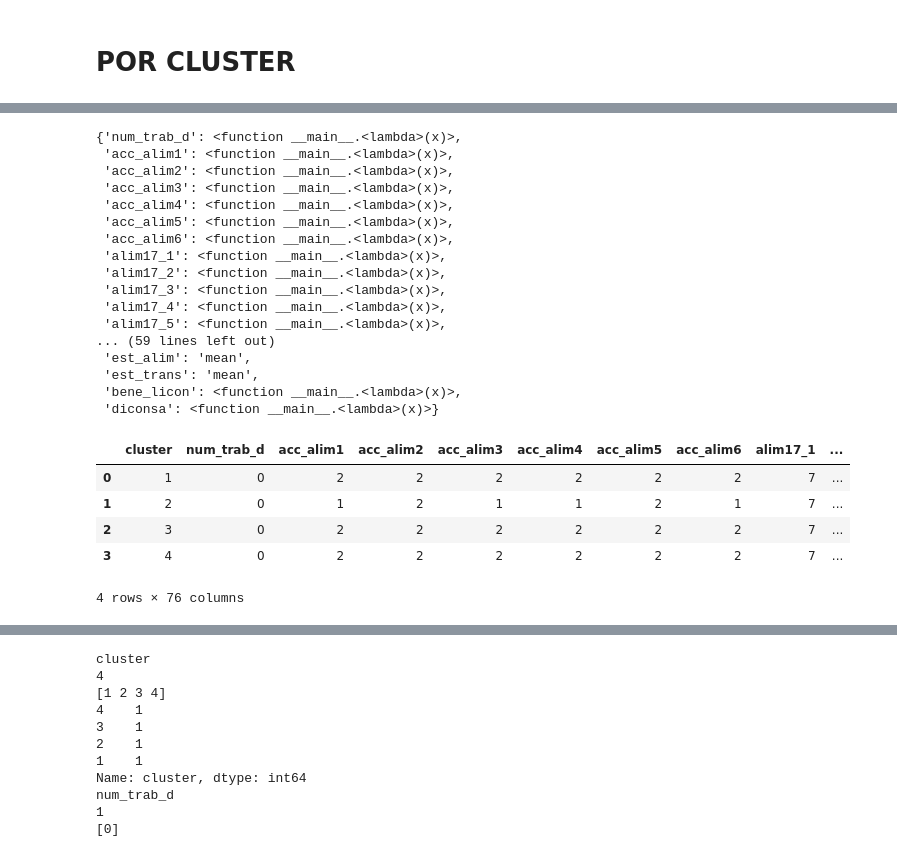
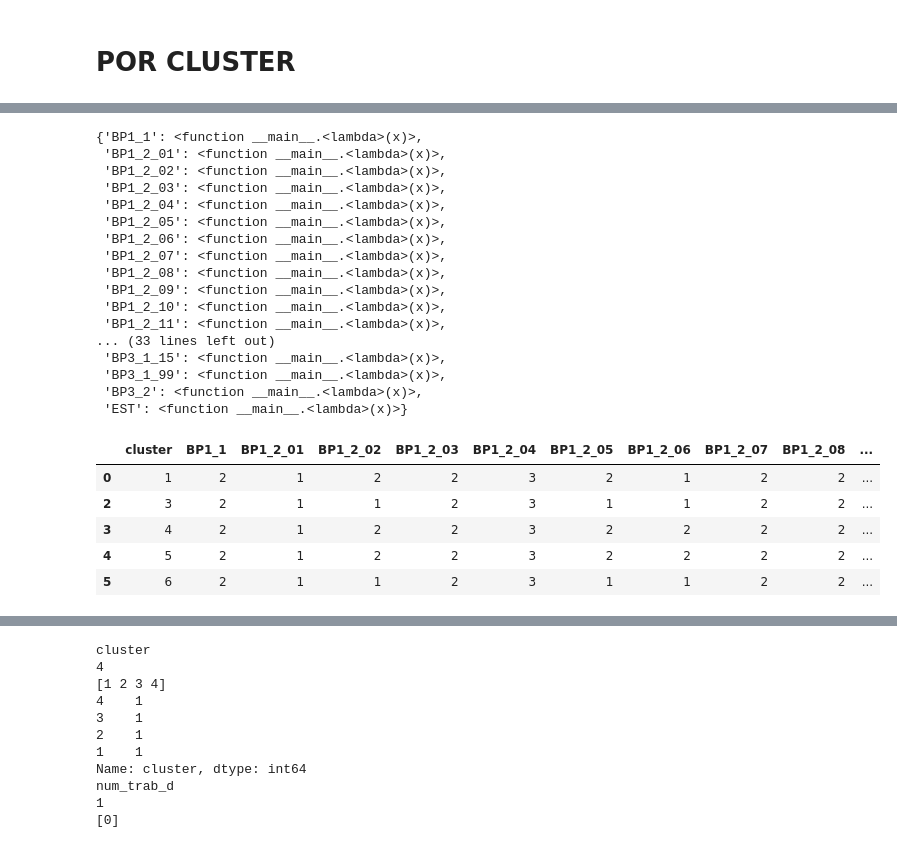
Before and after one commit to JacoboGGLeon/final, a Jupyter notebook: processing/inegi/localidad/ensu/integration_cluster.ipynb, the cells around one changed output, grey strips where cells are left out. Cells and saved outputs as stored; diff of their text form; code cells hidden in the pictures.

```diff
--- a/processing/inegi/localidad/ensu/integration_cluster.ipynb
+++ b/processing/inegi/localidad/ensu/integration_cluster.ipynb
@@ -200,3 +176,7 @@ list_numericos
+# %%
+list_cat = list(df_copy.columns)
+list_cat.remove("CVE_MUN")
+list_cat.remove("cluster")
 # %%
 f = {}
 
@@ -205,37 +185,36 @@ for column in df_copy.columns:
     if(column in df_copy[list_cat].columns):
 #        print(column, 'categoricos')
         f[column] = lambda x: x.value_counts().index[0]
-    elif(column in df_copy[list_numericos].columns):
-#        print(column, 'numericos')
-        f[column] = 'mean'
 
 f
 # %% [output]
-{'num_trab_d': <function __main__.<lambda>(x)>,
- 'acc_alim1': <function __main__.<lambda>(x)>,
- 'acc_alim2': <function __main__.<lambda>(x)>,
- 'acc_alim3': <function __main__.<lambda>(x)>,
- 'acc_alim4': <function __main__.<lambda>(x)>,
- 'acc_alim5': <function __main__.<lambda>(x)>,
- 'acc_alim6': <function __main__.<lambda>(x)>,
- 'alim17_1': <function __main__.<lambda>(x)>,
- 'alim17_2': <function __main__.<lambda>(x)>,
- 'alim17_3': <function __main__.<lambda>(x)>,
- 'alim17_4': <function __main__.<lambda>(x)>,
- 'alim17_5': <function __main__.<lambda>(x)>,
-... (59 lines left out)
- 'est_alim': 'mean',
- 'est_trans': 'mean',
- 'bene_licon': <function __main__.<lambda>(x)>,
- 'diconsa': <function __main__.<lambda>(x)>}
+{'BP1_1': <function __main__.<lambda>(x)>,
+ 'BP1_2_01': <function __main__.<lambda>(x)>,
+ 'BP1_2_02': <function __main__.<lambda>(x)>,
+ 'BP1_2_03': <function __main__.<lambda>(x)>,
+ 'BP1_2_04': <function __main__.<lambda>(x)>,
+ 'BP1_2_05': <function __main__.<lambda>(x)>,
+ 'BP1_2_06': <function __main__.<lambda>(x)>,
+ 'BP1_2_07': <function __main__.<lambda>(x)>,
+ 'BP1_2_08': <function __main__.<lambda>(x)>,
+ 'BP1_2_09': <function __main__.<lambda>(x)>,
+ 'BP1_2_10': <function __main__.<lambda>(x)>,
+ 'BP1_2_11': <function __main__.<lambda>(x)>,
+... (33 lines left out)
+ 'BP3_1_15': <function __main__.<lambda>(x)>,
+ 'BP3_1_99': <function __main__.<lambda>(x)>,
+ 'BP3_2': <function __main__.<lambda>(x)>,
+ 'EST': <function __main__.<lambda>(x)>}
+# %%
+pd.set_option('display.max_columns', 500)
 # %%
 grouped = pd.DataFrame(df_copy.groupby(by=['cluster']).agg(f))
 grouped.reset_index(inplace=True)
-grouped
+grouped.iloc[[0,2,3,4,5]]
 # %% [output]
-|  | cluster | num_trab_d | acc_alim1 | acc_alim2 | acc_alim3 | acc_alim4 | acc_alim5 | acc_alim6 | alim17_1 | ... |
-| 0 | 1 | 0 | 2 | 2 | 2 | 2 | 2 | 2 | 7 | ... |
-| 1 | 2 | 0 | 1 | 2 | 1 | 1 | 2 | 1 | 7 | ... |
-| 2 | 3 | 0 | 2 | 2 | 2 | 2 | 2 | 2 | 7 | ... |
-| 3 | 4 | 0 | 2 | 2 | 2 | 2 | 2 | 2 | 7 | ... |
+|  | cluster | BP1_1 | BP1_2_01 | BP1_2_02 | BP1_2_03 | BP1_2_04 | BP1_2_05 | BP1_2_06 | BP1_2_07 | BP1_2_08 | ... |
+| 0 | 1 | 2 | 1 | 2 | 2 | 3 | 2 | 1 | 2 | 2 | ... |
+| 2 | 3 | 2 | 1 | 1 | 2 | 3 | 1 | 1 | 2 | 2 | ... |
+| 3 | 4 | 2 | 1 | 2 | 2 | 3 | 2 | 2 | 2 | 2 | ... |
+| 4 | 5 | 2 | 1 | 2 | 2 | 3 | 2 | 2 | 2 | 2 | ... |
+| 5 | 6 | 2 | 1 | 1 | 2 | 3 | 1 | 1 | 2 | 2 | ... |
-4 rows × 76 columns
```
Also changed, not shown: parts of 4 cells of this notebook, 1 other file.
